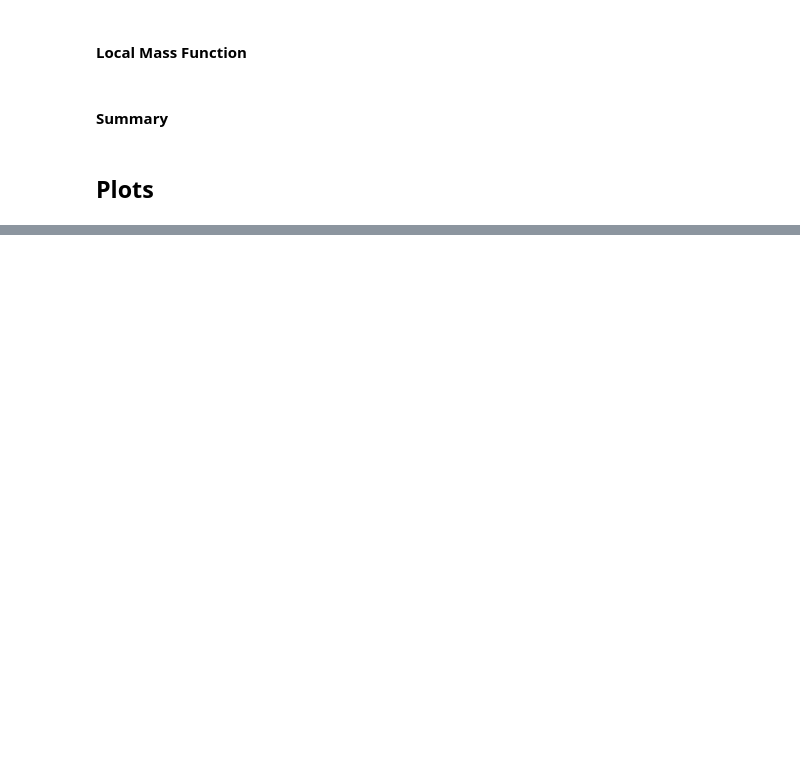
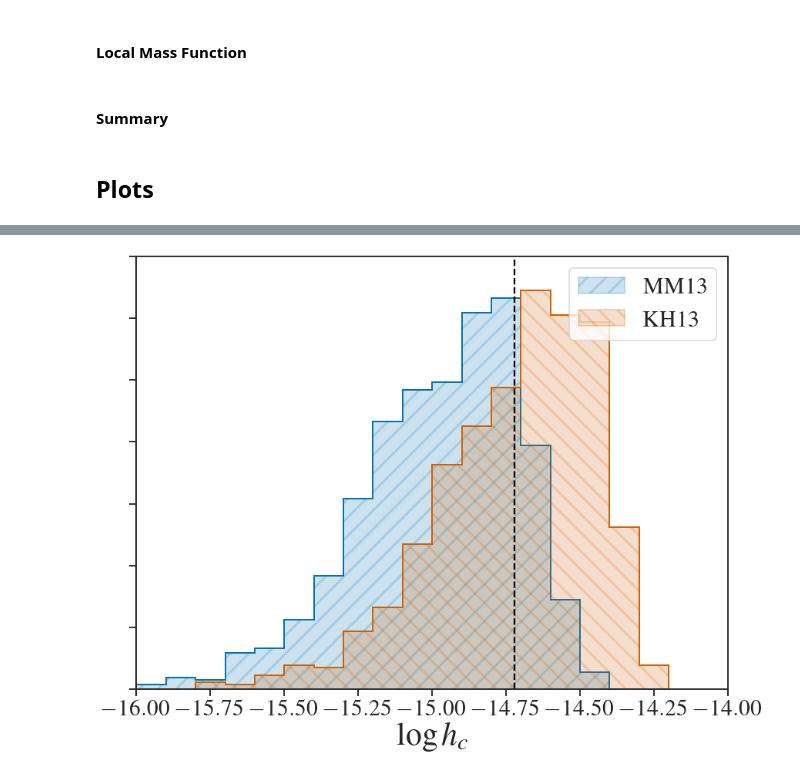
Before and after one commit to jacaseyclyde/multimessenger_smbhbs, a Jupyter notebook: notebooks/4. BH - Host Relations.ipynb, the cells around one changed output, grey strips where cells are left out. Drawn from its saved outputs; the diff is of its cells as text; code cells hidden in the pictures; blank space fills up the shorter version.

```diff
--- a/notebooks/4. BH - Host Relations.ipynb
+++ b/notebooks/4. BH - Host Relations.ipynb
@@ -1239,7 +1239,6 @@ plt.xlim(left=-16, right=-14)
 locs, _ = plt.yticks()
 plt.yticks(locs, [])
 plt.legend(fontsize=legend_fsize)
-plt.
 
 # plt.tight_layout()
 plt.savefig('../reports/figures/S2_m_m_bulge_comparison.pdf')
@@ -1250,3 +1248,4 @@ SyntaxError: invalid syntax (<ipython-input-76-d1d3a29e3f64>, line 49)
+[figure, added]
 # %%
 log_hc_min = np.floor(10 * np.min(np.log10(np.concatenate((S3_hc[-1, -1, -1, :], S3_hc_mm[-1, -1, -1, :]))))) / 10
 log_hc_max = np.ceil(10 * np.max(np.log10(np.concatenate((S3_hc[-1, -1, -1, :], S3_hc_mm[-1, -1, -1, :]))))) / 10
```
Also changed, not shown: parts of 29 cells of this notebook, 30 other files.
